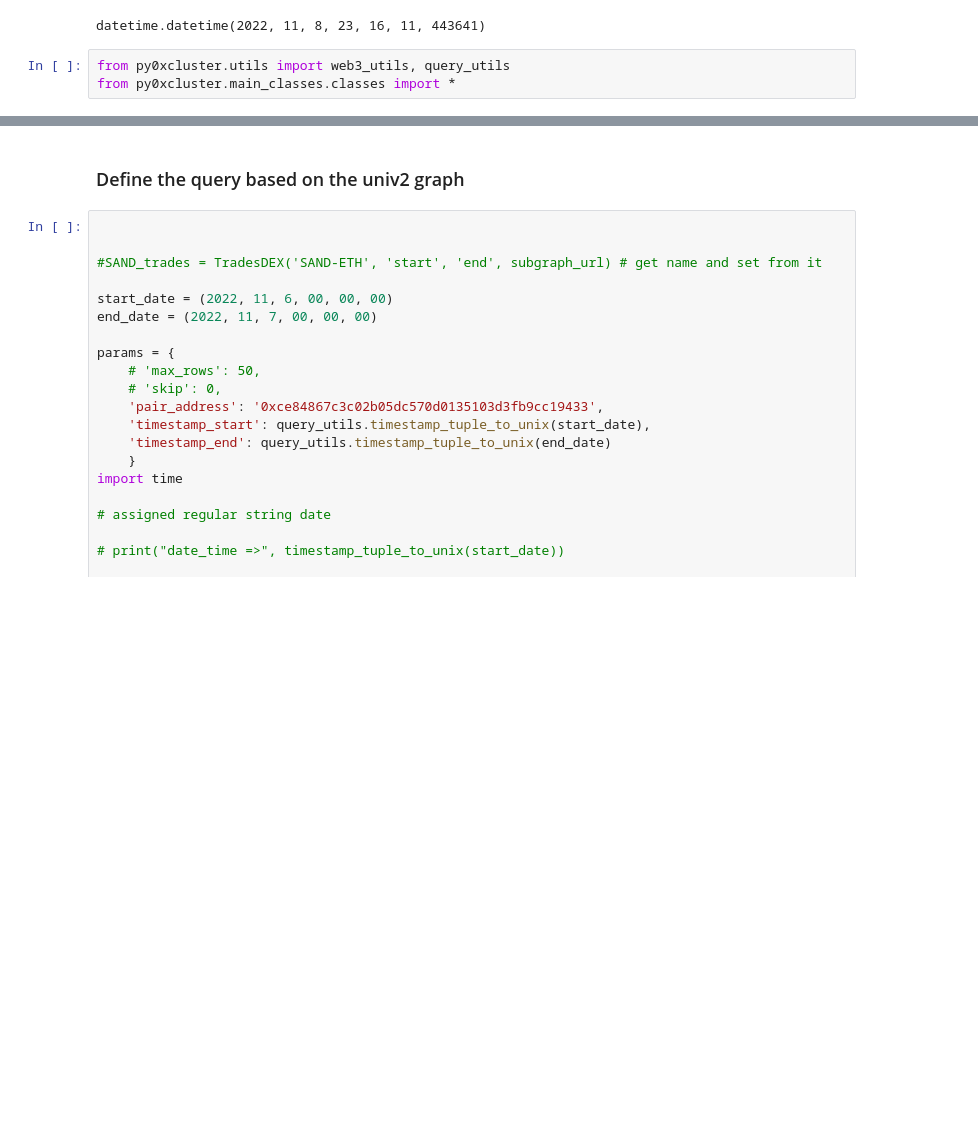
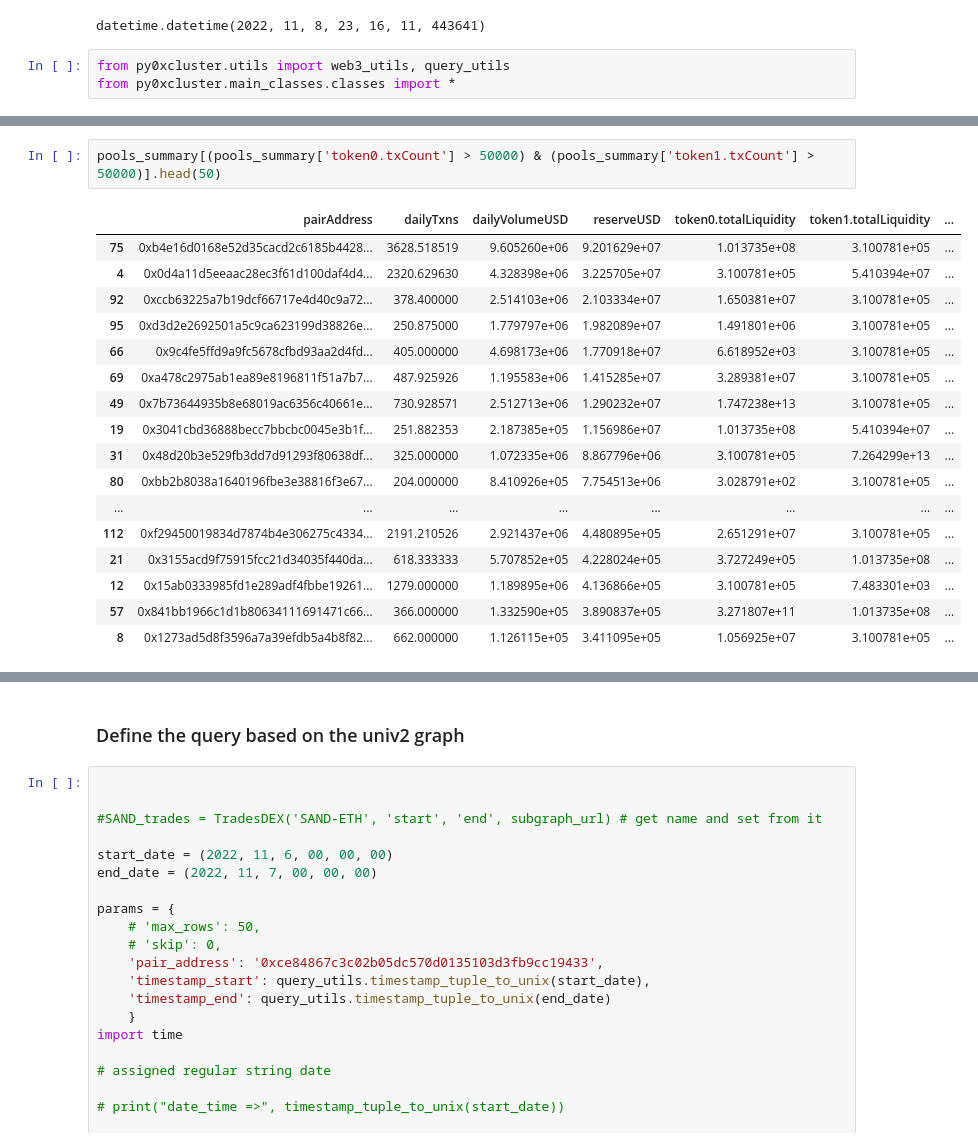
Before and after one commit to juliencarponcy/py0xcluster, a Jupyter notebook: notebooks/graph_queries_pools.ipynb, the cells around one changed output, grey strips where cells are left out. Cells and saved outputs as stored; diff of their text form; blank space fills up the shorter version.

```diff
--- a/notebooks/graph_queries_pools.ipynb
+++ b/notebooks/graph_queries_pools.ipynb
@@ -46,0 +72,20 @@ pools_df = uni2_pools.get_pools_by_liquidity()
+# %%
+pools_summary[(pools_summary['token0.txCount'] > 50000) & (pools_summary['token1.txCount'] > 50000)].head(50)
+# %% [output]
+|  | pairAddress | dailyTxns | dailyVolumeUSD | reserveUSD | token0.totalLiquidity | token1.totalLiquidity | ... |
+| 75 | 0xb4e16d0168e52d35cacd2c6185b4428... | 3628.518519 | 9.605260e+06 | 9.201629e+07 | 1.013735e+08 | 3.100781e+05 | ... |
+| 4 | 0x0d4a11d5eeaac28ec3f61d100daf4d4... | 2320.629630 | 4.328398e+06 | 3.225705e+07 | 3.100781e+05 | 5.410394e+07 | ... |
+| 92 | 0xccb63225a7b19dcf66717e4d40c9a72... | 378.400000 | 2.514103e+06 | 2.103334e+07 | 1.650381e+07 | 3.100781e+05 | ... |
+| 95 | 0xd3d2e2692501a5c9ca623199d38826e... | 250.875000 | 1.779797e+06 | 1.982089e+07 | 1.491801e+06 | 3.100781e+05 | ... |
+| 66 | 0x9c4fe5ffd9a9fc5678cfbd93aa2d4fd... | 405.000000 | 4.698173e+06 | 1.770918e+07 | 6.618952e+03 | 3.100781e+05 | ... |
+| 69 | 0xa478c2975ab1ea89e8196811f51a7b7... | 487.925926 | 1.195583e+06 | 1.415285e+07 | 3.289381e+07 | 3.100781e+05 | ... |
+| 49 | 0x7b73644935b8e68019ac6356c40661e... | 730.928571 | 2.512713e+06 | 1.290232e+07 | 1.747238e+13 | 3.100781e+05 | ... |
+| 19 | 0x3041cbd36888becc7bbcbc0045e3b1f... | 251.882353 | 2.187385e+05 | 1.156986e+07 | 1.013735e+08 | 5.410394e+07 | ... |
+| 31 | 0x48d20b3e529fb3dd7d91293f80638df... | 325.000000 | 1.072335e+06 | 8.867796e+06 | 3.100781e+05 | 7.264299e+13 | ... |
+| 80 | 0xbb2b8038a1640196fbe3e38816f3e67... | 204.000000 | 8.410926e+05 | 7.754513e+06 | 3.028791e+02 | 3.100781e+05 | ... |
+| ... | ... | ... | ... | ... | ... | ... | ... |
+| 112 | 0xf29450019834d7874b4e306275c4334... | 2191.210526 | 2.921437e+06 | 4.480895e+05 | 2.651291e+07 | 3.100781e+05 | ... |
+| 21 | 0x3155acd9f75915fcc21d34035f440da... | 618.333333 | 5.707852e+05 | 4.228024e+05 | 3.727249e+05 | 1.013735e+08 | ... |
+| 12 | 0x15ab0333985fd1e289adf4fbbe19261... | 1279.000000 | 1.189895e+06 | 4.136866e+05 | 3.100781e+05 | 7.483301e+03 | ... |
+| 57 | 0x841bb1966c1d1b80634111691471c66... | 366.000000 | 1.332590e+05 | 3.890837e+05 | 3.271807e+11 | 1.013735e+08 | ... |
+| 8 | 0x1273ad5d8f3596a7a39efdb5a4b8f82... | 662.000000 | 1.126115e+05 | 3.411095e+05 | 1.056925e+07 | 3.100781e+05 | ... |
```
Also changed, not shown: parts of 4 cells of this notebook, 2 other files.
